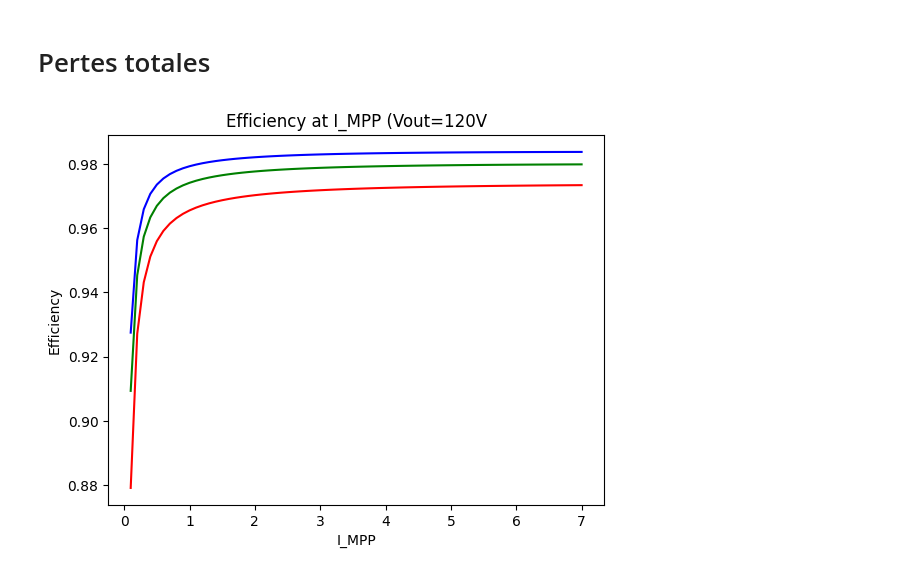
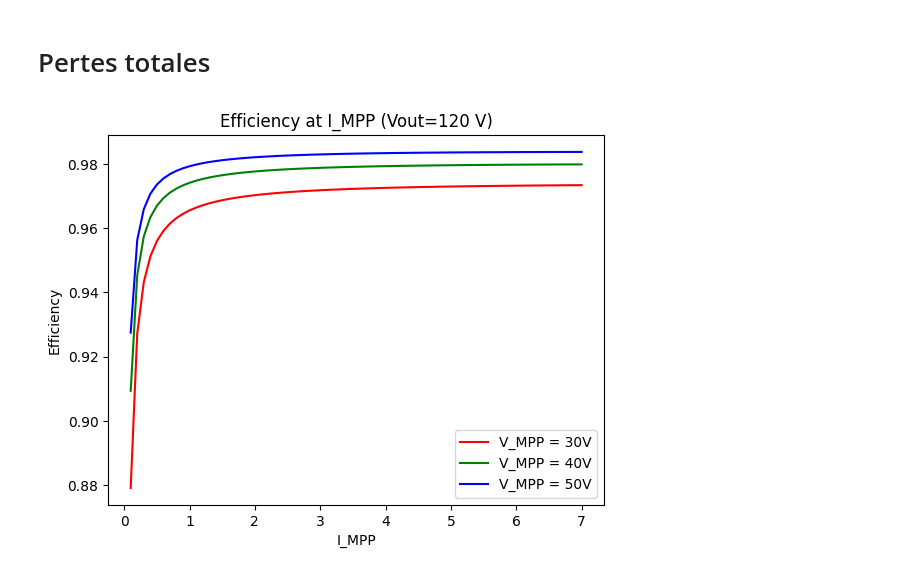
Before and after one commit to guimauve007/MPPT-builder, a Jupyter notebook: mppt_builder.ipynb, the cells around one changed output. Drawn from its saved outputs; the diff is of its cells as text; code cells hidden in the pictures.

Commit message:
update graph

```diff
--- a/mppt_builder.ipynb
+++ b/mppt_builder.ipynb
@@ -132,28 +116,29 @@ def efficiency(f, i_mpp, vin, vout):
 # %%
 import numpy as np
 import matplotlib.pyplot as plt
 
 FREQUENCY = 100000
 V_OUT = 120
 
 current = np.arange(0.1, 7.1, 0.1)
 E_30V = []
 E_40V = []
 E_50V = []
 
 for i in current:
     E_30V.append(efficiency(FREQUENCY, i, 30, V_OUT))
     E_40V.append(efficiency(FREQUENCY, i, 40, V_OUT))
     E_50V.append(efficiency(FREQUENCY, i, 50, V_OUT))
 
 plt.plot(current, E_30V, color='r', label="V_MPP = 30V")
 plt.plot(current, E_40V, color='g', label="V_MPP = 40V")
 plt.plot(current, E_50V, color='b', label="V_MPP = 50V")
 
 plt.xlabel("I_MPP")
 plt.ylabel("Efficiency")
-plt.title("Efficiency at I_MPP (Vout=120V")
+plt.legend()
+plt.title("Efficiency at I_MPP (Vout=120 V)")
 
 plt.show()
 # %% [output]
-[figure, old version]
+[figure, new version]
```
Also changed, not shown: parts of 6 cells of this notebook.
